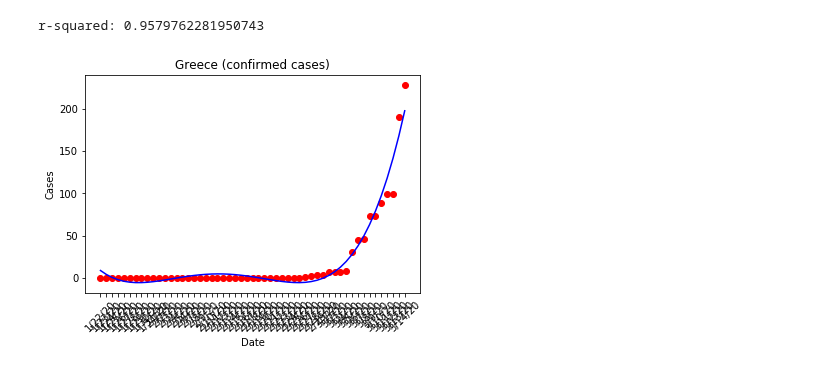
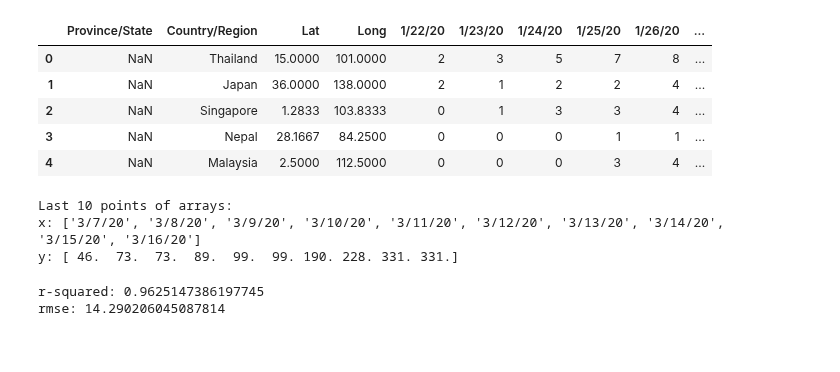
Before and after one commit to athanoid/pycovid19, a Jupyter notebook: covid19_reg.ipynb, the cells around one changed output. Drawn from its saved outputs; the diff is of its cells as text; code cells hidden in the pictures.

Commit message:
updated plots

```diff
--- a/covid19_reg.ipynb
+++ b/covid19_reg.ipynb
@@ -14,19 +14,29 @@ from matplotlib import pyplot as plt
 # %%
 #import data
 
 # fetch from web
 confirmed = pd.read_csv('https://raw.githubusercontent.com/CSSEGISandData/COVID-19/master/csse_covid_19_data/csse_covid_19_time_series/time_series_19-covid-Confirmed.csv')
 #deaths = pd.read_csv('https://raw.githubusercontent.com/CSSEGISandData/COVID-19/master/csse_covid_19_data/csse_covid_19_time_series/time_series_19-covid-Deaths.csv')
 #recovered = pd.read_csv('https://raw.githubusercontent.com/CSSEGISandData/COVID-19/master/csse_covid_19_data/csse_covid_19_time_series/time_series_19-covid-Recovered.csv')
+
+# assign to dataframe
+df = confirmed
+#show 5 first rows
+df.head(5)
+# %% [output]
+|  | Province/State | Country/Region | Lat | Long | 1/22/20 | 1/23/20 | 1/24/20 | 1/25/20 | 1/26/20 | ... |
+| 0 | NaN | Thailand | 15.0000 | 101.0000 | 2 | 3 | 5 | 7 | 8 | ... |
+| 1 | NaN | Japan | 36.0000 | 138.0000 | 2 | 1 | 2 | 2 | 4 | ... |
+| 2 | NaN | Singapore | 1.2833 | 103.8333 | 0 | 1 | 3 | 3 | 4 | ... |
+| 3 | NaN | Nepal | 28.1667 | 84.2500 | 0 | 0 | 0 | 1 | 1 | ... |
+| 4 | NaN | Malaysia | 2.5000 | 112.5000 | 0 | 0 | 0 | 3 | 4 | ... |
 # %%
-# create datasets from datagram
+# create datasets from DataFrame
 
-# available dates in mm/dd/yyyy format
-dates = list(confirmed)
+# get available dates in mm/dd/yyyy format
+dates = list(df)
 dates = dates[4:np.size(dates)]
 
-# assign to dataframe
-df = confirmed
 # select country of interest
 country = 'Greece'
 loc = df.loc[df['Country/Region'] == country]
@@ -39,13 +49,21 @@ y = np.array(y) #convert into a numpy array
 y = y[~np.isnan(y)] #remove nan entries
 x = np.array(range(np.size(y)))#to numpy array
 x = x[~np.isnan(x)] #remove nan entries
-X = x.reshape(-1, 1)
+X = x.reshape(-1, 1) #requires reshaping for poly_reg.fit
 
 # if nans are removed, check if dates list has the same size as y and equalize
 if np.abs(np.size(dates)-np.size(y)) > 0:
     diff = np.size(dates)-np.size(y)
     del dates[-diff]
     print('\nRemoved ' + str(diff) + ' value(s)\n')
+
+print('\nLast 10 points of arrays:')
+print('x: ' + str(dates[np.size(dates)-10: np.size(dates)]))
+print('y: ' + str(y[np.size(y)-10: np.size(y)]))
+# %% [output]
+Last 10 points of arrays:
+x: ['3/7/20', '3/8/20', '3/9/20', '3/10/20', '3/11/20', '3/12/20', '3/13/20', '3/14/20', '3/15/20', '3/16/20']
+y: [ 46.  73.  73.  89.  99.  99. 190. 228. 331. 331.]
 # %%
 # Fitting a Polynomial Regression to the dataset
 from sklearn.linear_model import LinearRegression
@@ -58,21 +76,12 @@ pol_reg = LinearRegression()
 pol_reg.fit(X_poly, y)
 
 y_pred = pol_reg.predict(poly_reg.fit_transform(X))#predicted values
+
 rsqrd = r2_score(y, y_pred) #r-squared
 print('r-squared: '+str(rsqrd))
+
+rmse = np.linalg.norm(y_pred - y) / np.sqrt(len(y_pred)) #Root mean squared error
+print('rmse: '+str(rmse))
 # %% [output]
-r-squared: 0.9579762281950743
+r-squared: 0.9625147386197745
+rmse: 14.290206045087814
-# %%
-# Visualizing the Polymonial Regression results
-def viz_polymonial():
-    plt.scatter(np.array(dates), y, color='red')
-    plt.plot(X, y_pred, color='blue')
-    plt.xticks(rotation=45)
-    plt.title(country + " (confirmed cases)")
-    plt.xlabel('Date')
-    plt.ylabel('Cases')
-    plt.show()
-    return
-viz_polymonial()
-# %% [output]
-[figure, removed]
```
Also changed, not shown: parts of 3 cells of this notebook.
